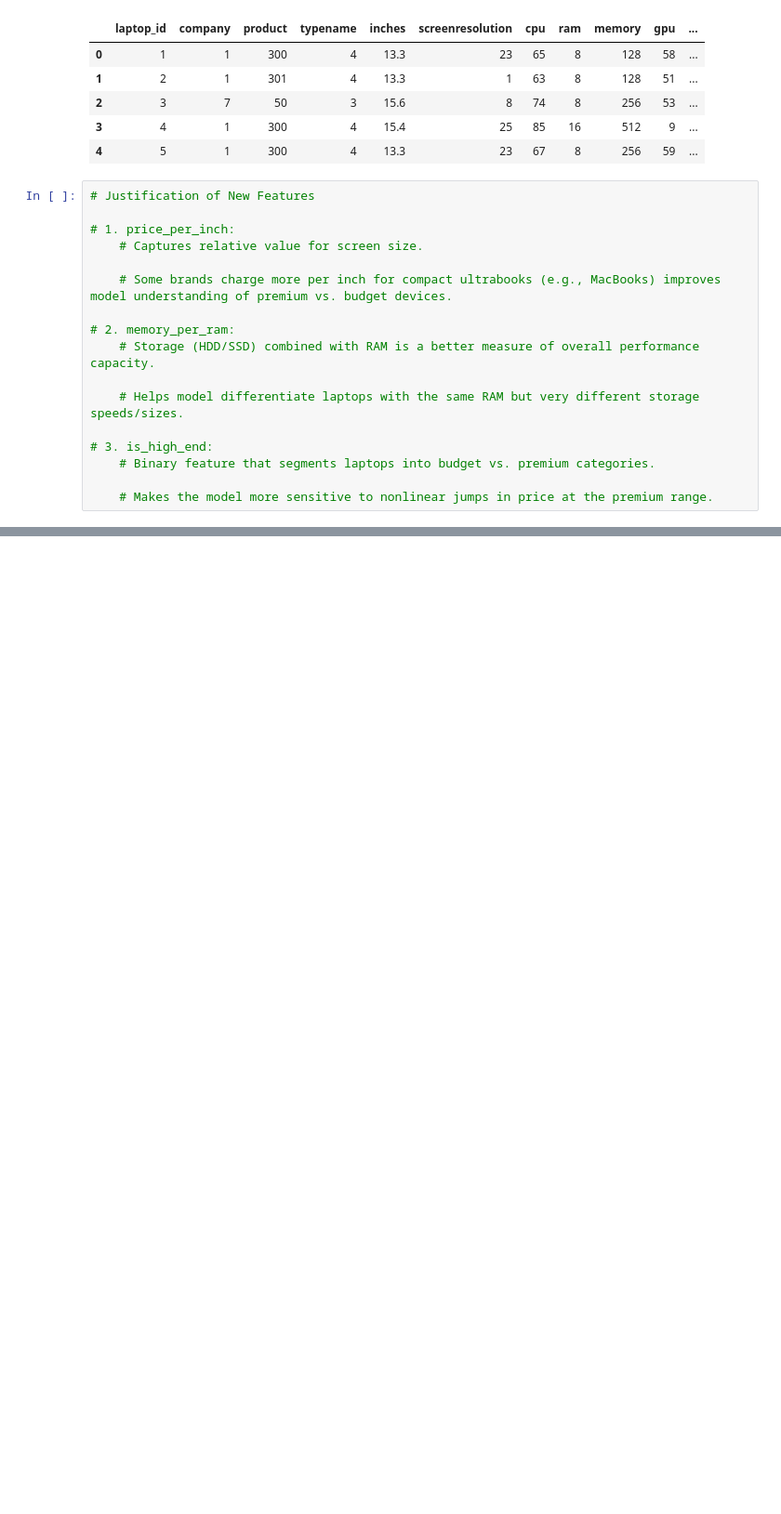
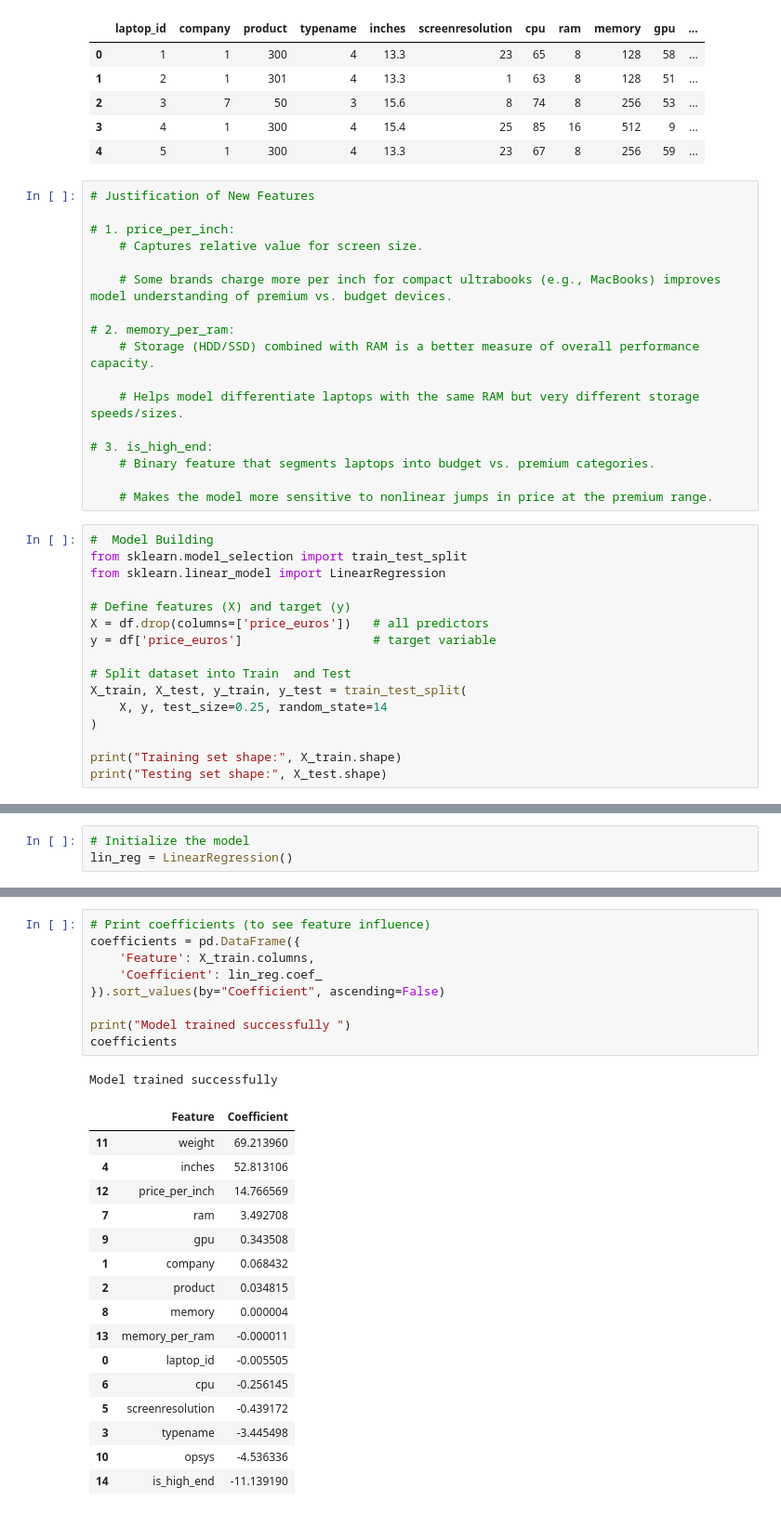
Before and after one commit to ohotuowo-morgan/Group_O_project, a Jupyter notebook: mini_project.ipynb, the cells around one changed output, grey strips where cells are left out. Shown at 93% size. Cells and saved outputs as stored; diff of their text form; blank space fills up the shorter version.

Commit message:
Model building (Linear regression model implementation)

```diff
--- a/mini_project.ipynb
+++ b/mini_project.ipynb
@@ -304,3 +304,19 @@ df.head()
     # Binary feature that segments laptops into budget vs. premium categories.
 
     # Makes the model more sensitive to nonlinear jumps in price at the premium range.
+# %%
+#  Model Building
+from sklearn.model_selection import train_test_split
+from sklearn.linear_model import LinearRegression
+
+# Define features (X) and target (y)
+X = df.drop(columns=['price_euros'])   # all predictors
+y = df['price_euros']                  # target variable
+
+# Split dataset into Train  and Test
+X_train, X_test, y_train, y_test = train_test_split(
+    X, y, test_size=0.25, random_state=14
+)
+
+print("Training set shape:", X_train.shape)
+print("Testing set shape:", X_test.shape)
@@ -306,0 +326,3 @@ df.head()
+# %%
+# Initialize the model
+lin_reg = LinearRegression()
@@ -306,0 +342,27 @@ df.head()
+# %%
+# Print coefficients (to see feature influence)
+coefficients = pd.DataFrame({
+    'Feature': X_train.columns,
+    'Coefficient': lin_reg.coef_
+}).sort_values(by="Coefficient", ascending=False)
+
+print("Model trained successfully ")
+coefficients
+# %% [output]
+Model trained successfully
+|  | Feature | Coefficient |
+| 11 | weight | 69.213960 |
+| 4 | inches | 52.813106 |
+| 12 | price_per_inch | 14.766569 |
+| 7 | ram | 3.492708 |
+| 9 | gpu | 0.343508 |
+| 1 | company | 0.068432 |
+| 2 | product | 0.034815 |
+| 8 | memory | 0.000004 |
+| 13 | memory_per_ram | -0.000011 |
+| 0 | laptop_id | -0.005505 |
+| 6 | cpu | -0.256145 |
+| 5 | screenresolution | -0.439172 |
+| 3 | typename | -3.445498 |
+| 10 | opsys | -4.536336 |
+| 14 | is_high_end | -11.139190 |
```
Also changed, not shown: parts of 6 cells of this notebook.
